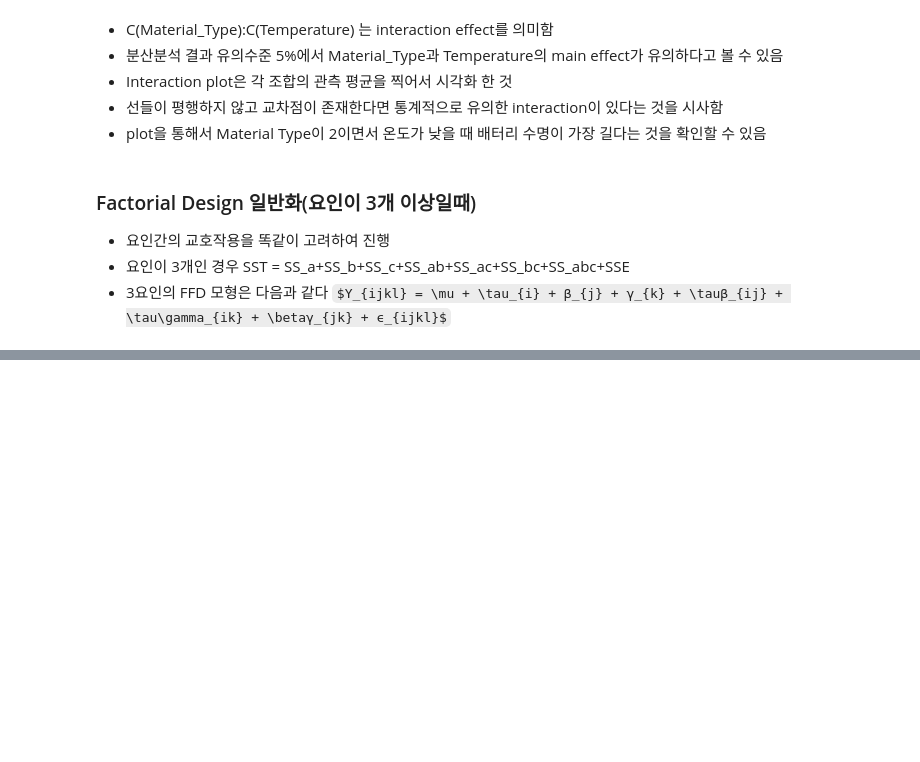
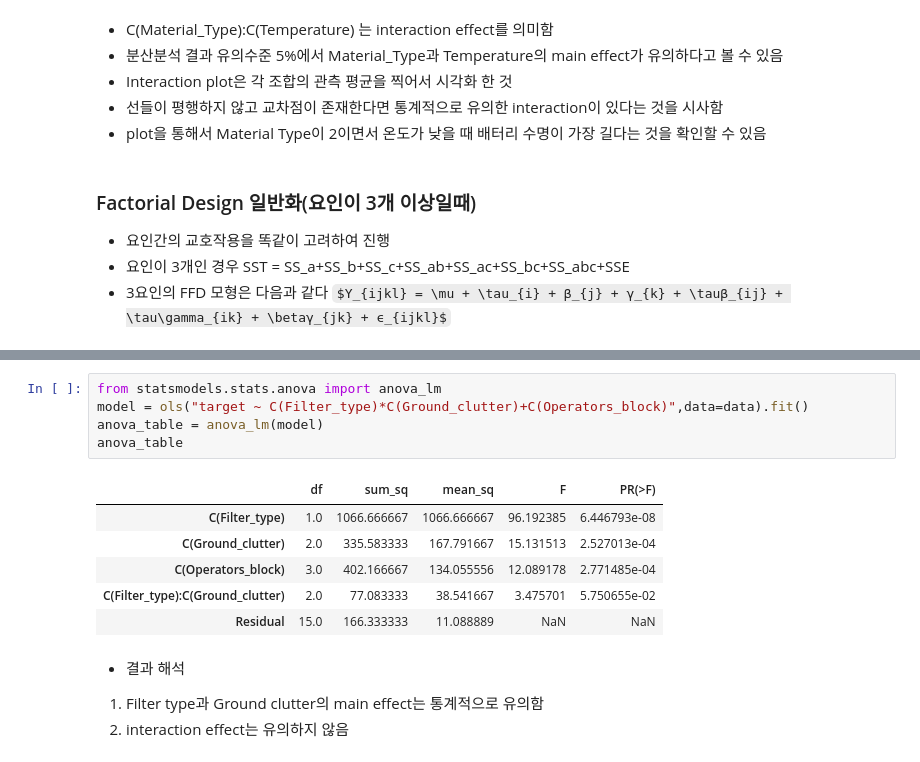
Before and after one commit to fursew05/DOE, a Jupyter notebook: 실험계획법_4장.ipynb, the cells around one changed output, grey strips where cells are left out. Saved outputs shown, nothing was run; the diff lists cells and outputs as text; some formulas as TeX source; blank space fills up the shorter version.

```diff
--- a/실험계획법_4장.ipynb
+++ b/실험계획법_4장.ipynb
@@ -110,0 +216,18 @@ $Y_{ijkl} = \mu + \tau_{i} + β_{j} + γ_{k} + \tauβ_{ij} + \tau\gamma_{ik} + \
+# %%
+from statsmodels.stats.anova import anova_lm
+model = ols("target ~ C(Filter_type)*C(Ground_clutter)+C(Operators_block)",data=data).fit()
+anova_table = anova_lm(model)
+anova_table
+# %% [output]
+|  | df | sum_sq | mean_sq | F | PR(>F) |
+| C(Filter_type) | 1.0 | 1066.666667 | 1066.666667 | 96.192385 | 6.446793e-08 |
+| C(Ground_clutter) | 2.0 | 335.583333 | 167.791667 | 15.131513 | 2.527013e-04 |
+| C(Operators_block) | 3.0 | 402.166667 | 134.055556 | 12.089178 | 2.771485e-04 |
+| C(Filter_type):C(Ground_clutter) | 2.0 | 77.083333 | 38.541667 | 3.475701 | 5.750655e-02 |
+| Residual | 15.0 | 166.333333 | 11.088889 | NaN | NaN |
+# %% [markdown]
+- 결과 해석
+
+
+1.   Filter type과 Ground clutter의 main effect는 통계적으로 유의함
+2.  interaction effect는 유의하지 않음
```
Also changed, not shown: parts of 7 cells of this notebook.
